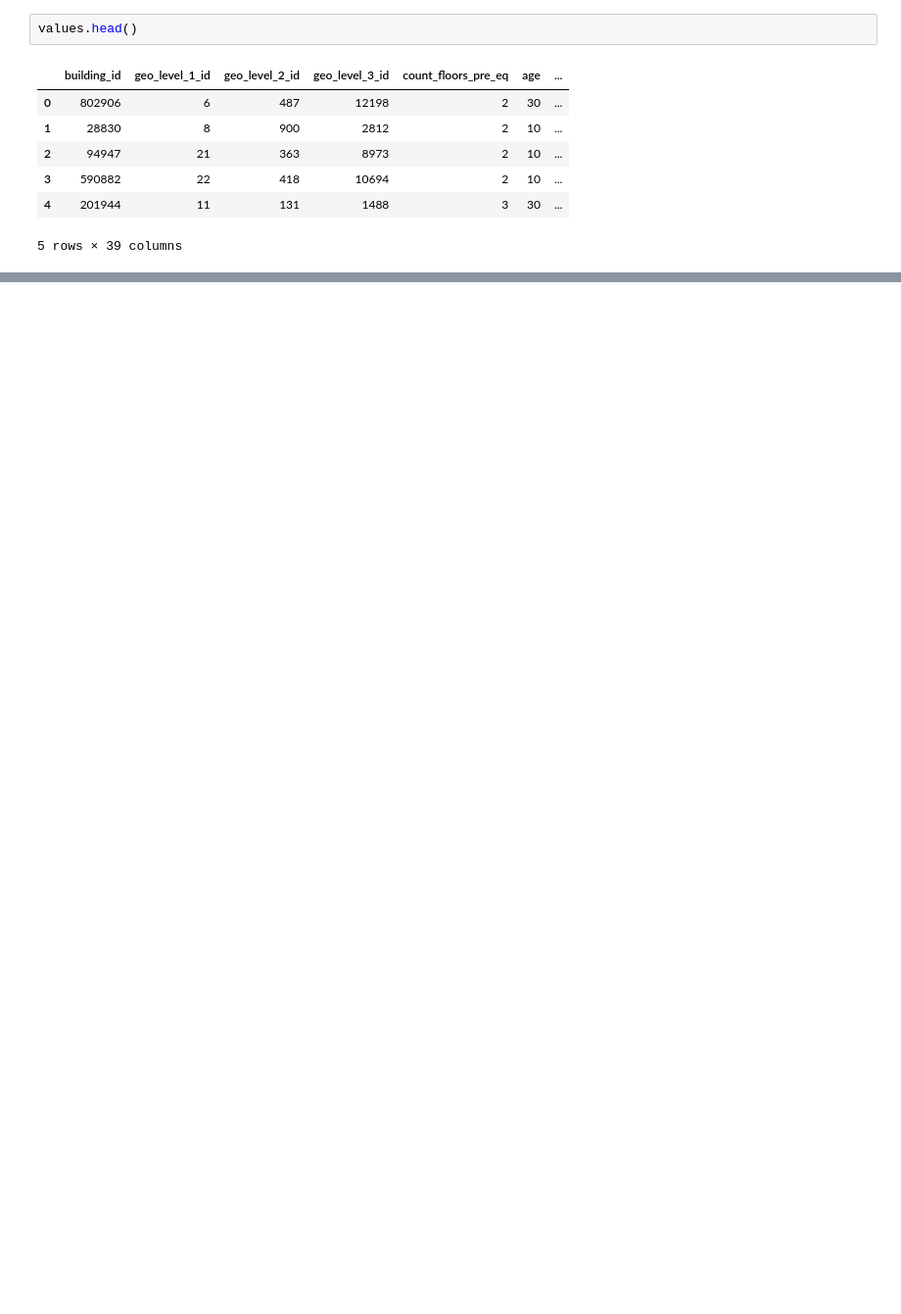
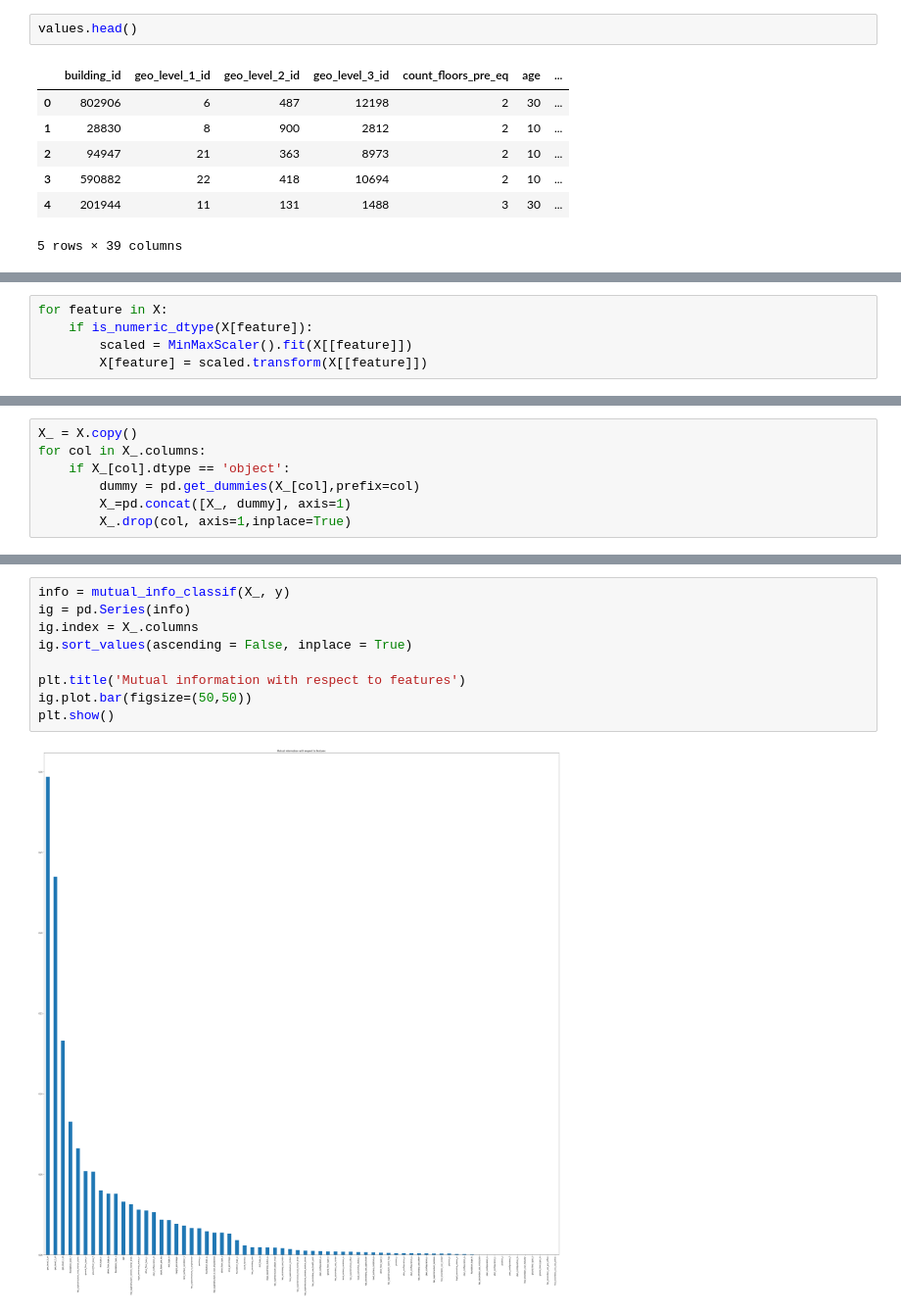
Before and after one commit to tahafkh/Data-Mining, a Jupyter notebook: Final/Codes/Final.ipynb, the cells around one changed output, grey strips where cells are left out. Shown at 98% size. Cells and saved outputs as stored; diff of their text form; blank space fills up the shorter version.

```diff
--- a/Final/Codes/Final.ipynb
+++ b/Final/Codes/Final.ipynb
@@ -276,0 +191,5 @@ Min support = 0.03, Min confidence = 0.35 using FPGrowth. Spent time: 0.06920886
+# %%
+for feature in X:
+    if is_numeric_dtype(X[feature]):
+        scaled = MinMaxScaler().fit(X[[feature]])
+        X[feature] = scaled.transform(X[[feature]])
@@ -276,0 +225,7 @@ Min support = 0.03, Min confidence = 0.35 using FPGrowth. Spent time: 0.06920886
+# %%
+X_ = X.copy()
+for col in X_.columns:
+    if X_[col].dtype == 'object':
+        dummy = pd.get_dummies(X_[col],prefix=col)
+        X_=pd.concat([X_, dummy], axis=1)
+        X_.drop(col, axis=1,inplace=True)
@@ -276,0 +271,11 @@ Min support = 0.03, Min confidence = 0.35 using FPGrowth. Spent time: 0.06920886
+# %%
+info = mutual_info_classif(X_, y)
+ig = pd.Series(info)
+ig.index = X_.columns
+ig.sort_values(ascending = False, inplace = True)
+
+plt.title('Mutual information with respect to features')
+ig.plot.bar(figsize=(50,50))
+plt.show()
+# %% [output]
+[figure, added]
```
Also changed, not shown: parts of 128 cells of this notebook, 1 other file.
